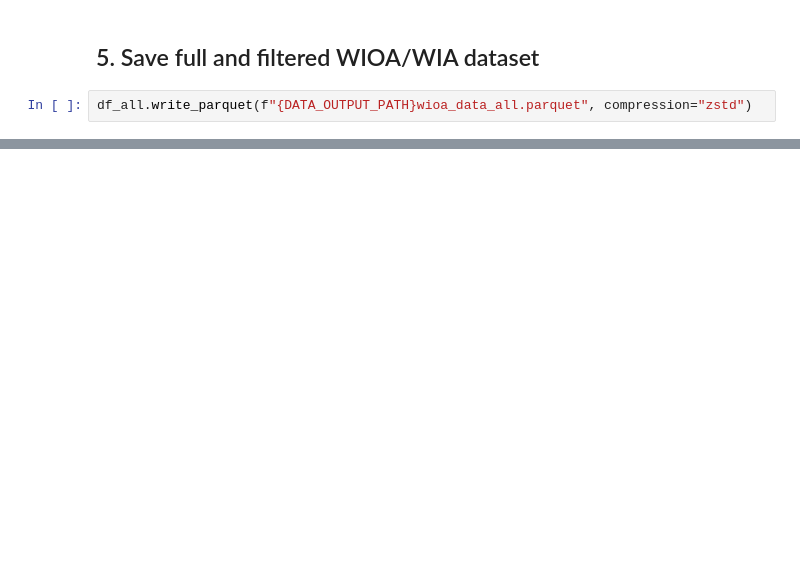
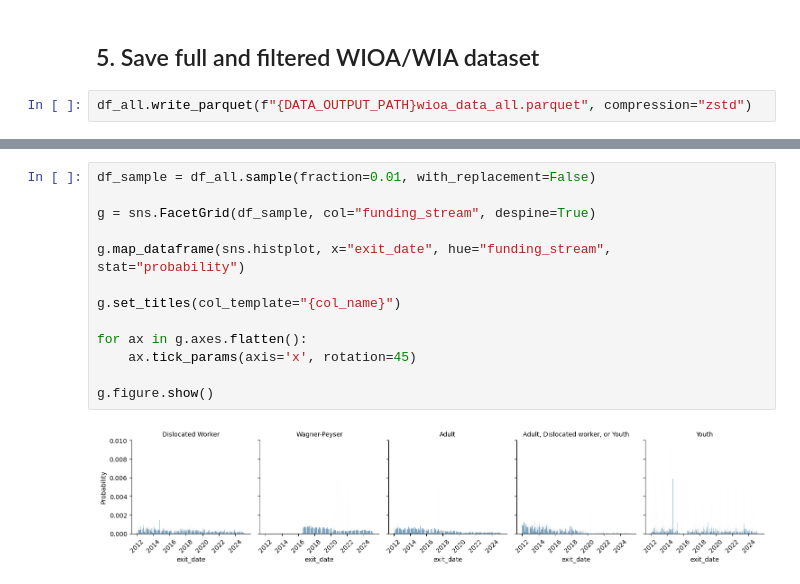
Before and after one commit to jcanedy/retrainability-index, a Jupyter notebook: scripts/create_wioa_data.ipynb, the cells around one changed output, grey strips where cells are left out. Drawn from its saved outputs; the diff is of its cells as text; blank space fills up the shorter version.

```diff
--- a/scripts/create_wioa_data.ipynb
+++ b/scripts/create_wioa_data.ipynb
@@ -939,0 +958,15 @@ df_filtered.sink_parquet(f"{DATA_OUTPUT_PATH}wioa_data_filtered.parquet", compre
+# %%
+df_sample = df_all.sample(fraction=0.01, with_replacement=False)
+
+g = sns.FacetGrid(df_sample, col="funding_stream", despine=True)
+
+g.map_dataframe(sns.histplot, x="exit_date", hue="funding_stream", stat="probability")
+
+g.set_titles(col_template="{col_name}")
+
+for ax in g.axes.flatten():
+    ax.tick_params(axis='x', rotation=45)
+
+g.figure.show()
+# %% [output]
+[figure, added]
```
Also changed, not shown: parts of 7 cells of this notebook, 2 other files.
